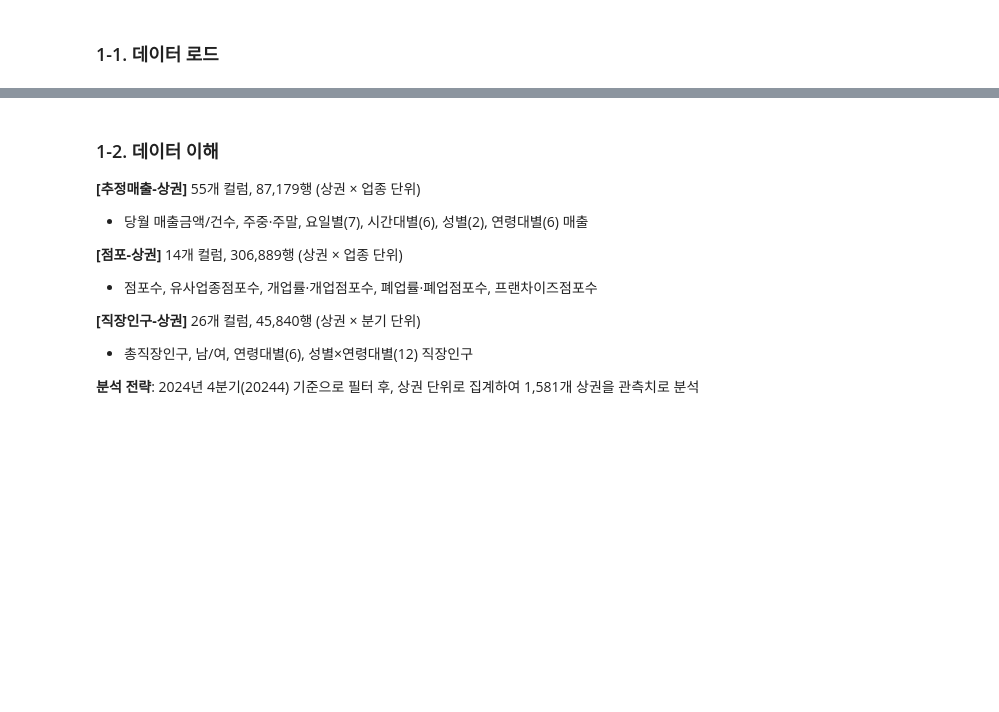
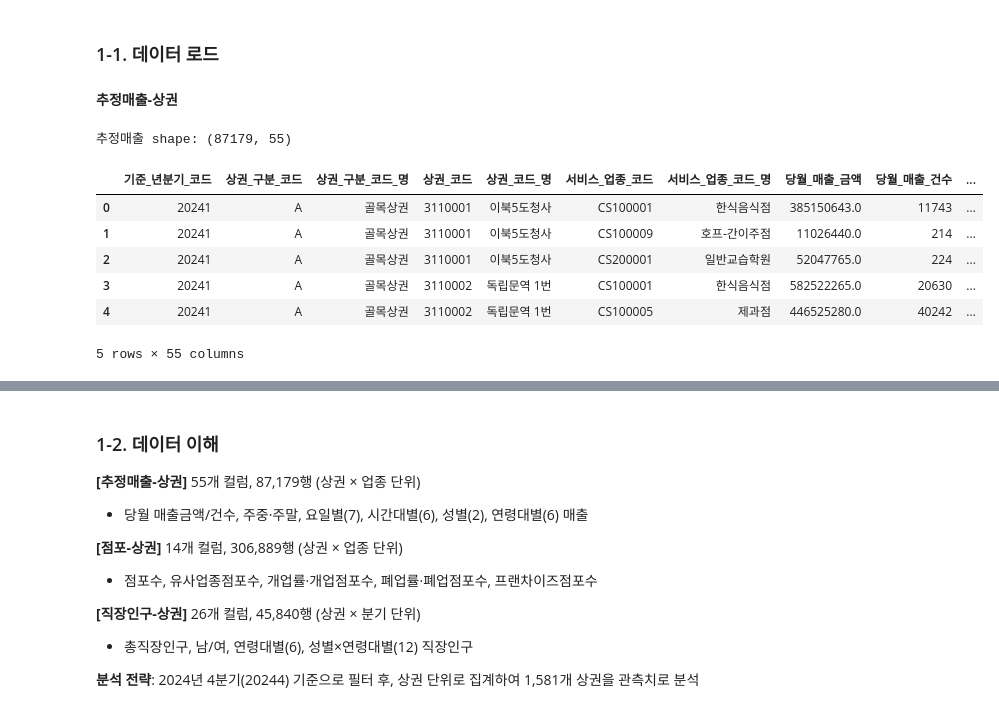
Before and after one commit to kxiarium2003/26-1_ML_seoul-commercial-district-clustering, a Jupyter notebook: Clustering.ipynb, the cells around one changed output, grey strips where cells are left out. Saved outputs shown, nothing was run; the diff lists cells and outputs as text; code cells hidden in the pictures; blank space fills up the shorter version.

```diff
--- a/Clustering.ipynb
+++ b/Clustering.ipynb
@@ -52,0 +74,15 @@ print(f'직장인구  shape: {df_work.shape}')
+# %% [markdown]
+**추정매출-상권**
+# %%
+df_sales = pd.read_csv(SALES_PATH, encoding='utf-8')
+print(f'추정매출 shape: {df_sales.shape}')
+df_sales.head(5)
+# %% [output]
+추정매출 shape: (87179, 55)
+|  | 기준_년분기_코드 | 상권_구분_코드 | 상권_구분_코드_명 | 상권_코드 | 상권_코드_명 | 서비스_업종_코드 | 서비스_업종_코드_명 | 당월_매출_금액 | 당월_매출_건수 | ... |
+| 0 | 20241 | A | 골목상권 | 3110001 | 이북5도청사 | CS100001 | 한식음식점 | 385150643.0 | 11743 | ... |
+| 1 | 20241 | A | 골목상권 | 3110001 | 이북5도청사 | CS100009 | 호프-간이주점 | 11026440.0 | 214 | ... |
+| 2 | 20241 | A | 골목상권 | 3110001 | 이북5도청사 | CS200001 | 일반교습학원 | 52047765.0 | 224 | ... |
+| 3 | 20241 | A | 골목상권 | 3110002 | 독립문역 1번 | CS100001 | 한식음식점 | 582522265.0 | 20630 | ... |
+| 4 | 20241 | A | 골목상권 | 3110002 | 독립문역 1번 | CS100005 | 제과점 | 446525280.0 | 40242 | ... |
+5 rows × 55 columns
```
Also changed, not shown: parts of 36 cells of this notebook.
